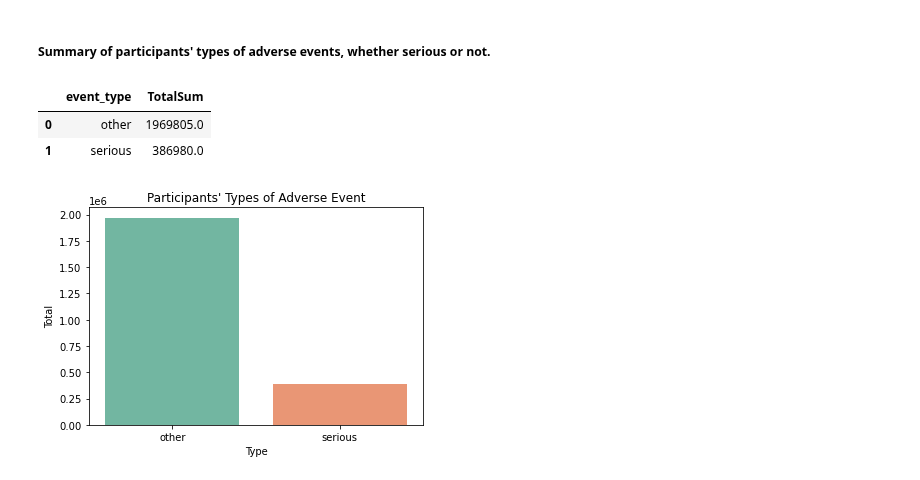
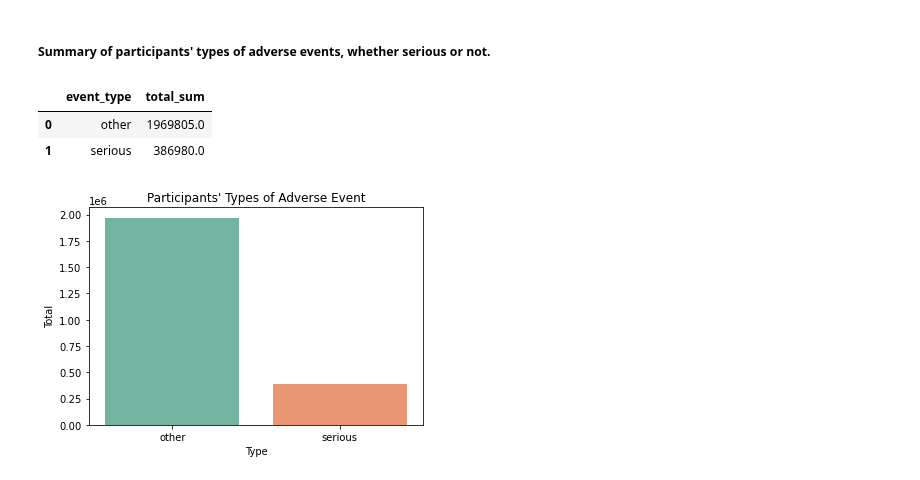
Before and after one commit to brunalos/clinical-trials-ml, a Jupyter notebook: vaccines.ipynb, the cells around one changed output. Cells and saved outputs as stored; diff of their text form; code cells hidden in the pictures.

```diff
--- a/vaccines.ipynb
+++ b/vaccines.ipynb
@@ -832,7 +832,7 @@ def total_count(dataframe, column_id, condition):
     # Calculate the total count for each condition
     total_counts = new_df[condition].value_counts().reset_index()
     # Rename the columns for clarity
-    total_counts.columns = [condition, 'TotalCount']
+    total_counts.columns = [condition, 'total_count']
     return total_counts
 
 
@@ -843,7 +843,7 @@ def sum_count(dataframe, column_1, count):
     # Sum the values in the 'count' column
     grouped_df = new_df.groupby(column_1)[count].sum().reset_index()
     # Rename the columns for clarity
-    grouped_df.columns = [column_1, 'TotalSum']
+    grouped_df.columns = [column_1, 'total_sum']
     return grouped_df
 # %%
 # define function to plot top 10
@@ -1060,11 +1062,13 @@ plot_top_10_sum(dataframe, x_column, y_column, title, xlabel, ylabel)
 # %% [markdown]
 ##### Summary of participants' types of adverse events, whether serious or not.
 # %%
+# Use the 'sum_count' function to select the 'event_type' and 'subjects_affected' columns and sum the values in the 'subjects_affected' column
+
 event_sum = sum_count(vax_trials_with_ae, 'event_type', 'subjects_affected')
-event_sum = event_sum.sort_values(by='TotalSum', ascending=False)
+event_sum = event_sum.sort_values(by='total_sum', ascending=False)
 event_sum.head()
 # %% [output]
-|  | event_type | TotalSum |
+|  | event_type | total_sum |
 | 0 | other | 1969805.0 |
 | 1 | serious | 386980.0 |
 # %%
```
Also changed, not shown: parts of 12 cells of this notebook.
